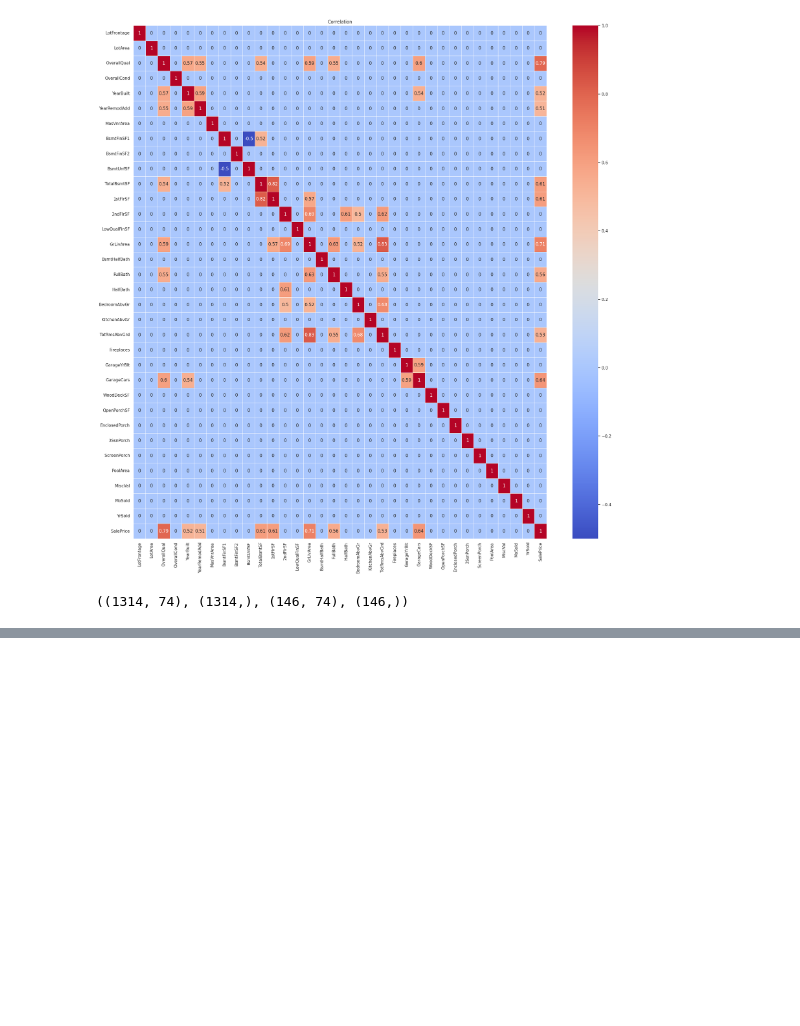
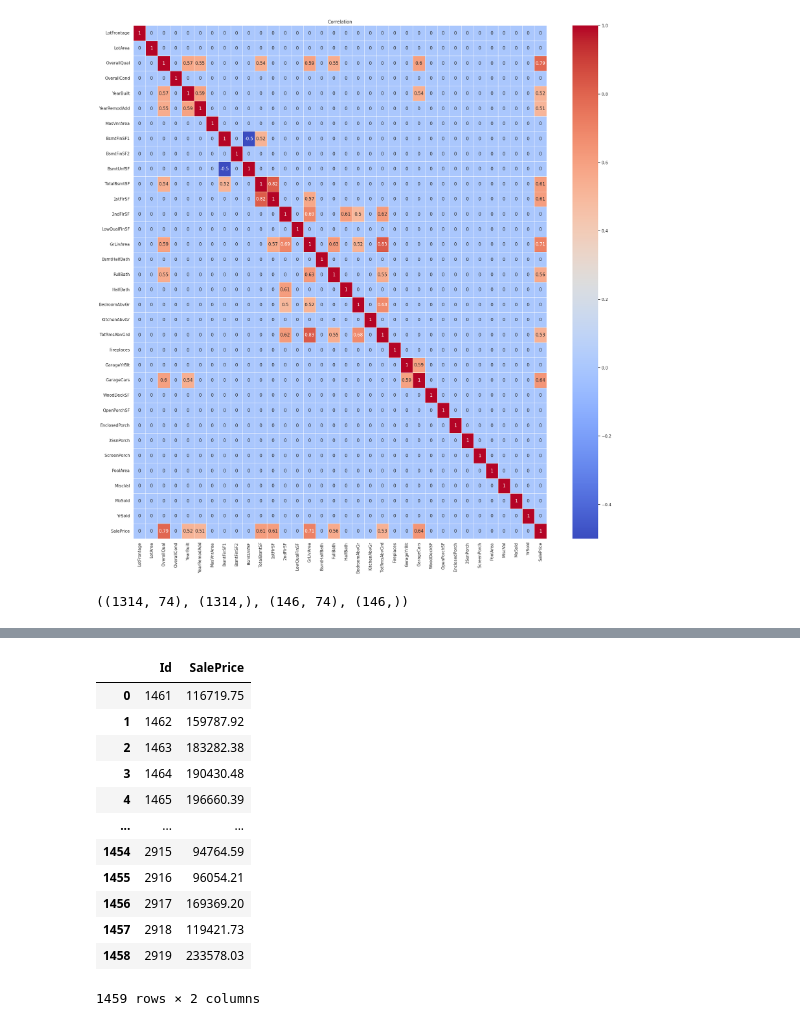
Before and after one commit to zmeydubinych/kaggle, a Jupyter notebook: House_prices_advanced.ipynb, the cells around one changed output, grey strips where cells are left out. Cells and saved outputs as stored; diff of their text form; code cells hidden in the pictures; blank space fills up the shorter version.

```diff
--- a/House_prices_advanced.ipynb
+++ b/House_prices_advanced.ipynb
@@ -721,4 +799,18 @@ rmse after MLP is 21337.004577359483
 # %%
-# final=test[['Id', 'SalePrice']]
-# final
+final=test[['Id', 'SalePrice']]
+final
+# %% [output]
+|  | Id | SalePrice |
+| 0 | 1461 | 116719.75 |
+| 1 | 1462 | 159787.92 |
+| 2 | 1463 | 183282.38 |
+| 3 | 1464 | 190430.48 |
+| 4 | 1465 | 196660.39 |
+| ... | ... | ... |
+| 1454 | 2915 | 94764.59 |
+| 1455 | 2916 | 96054.21 |
+| 1456 | 2917 | 169369.20 |
+| 1457 | 2918 | 119421.73 |
+| 1458 | 2919 | 233578.03 |
+1459 rows × 2 columns
 # %%
```
Also changed, not shown: parts of 28 cells of this notebook.
